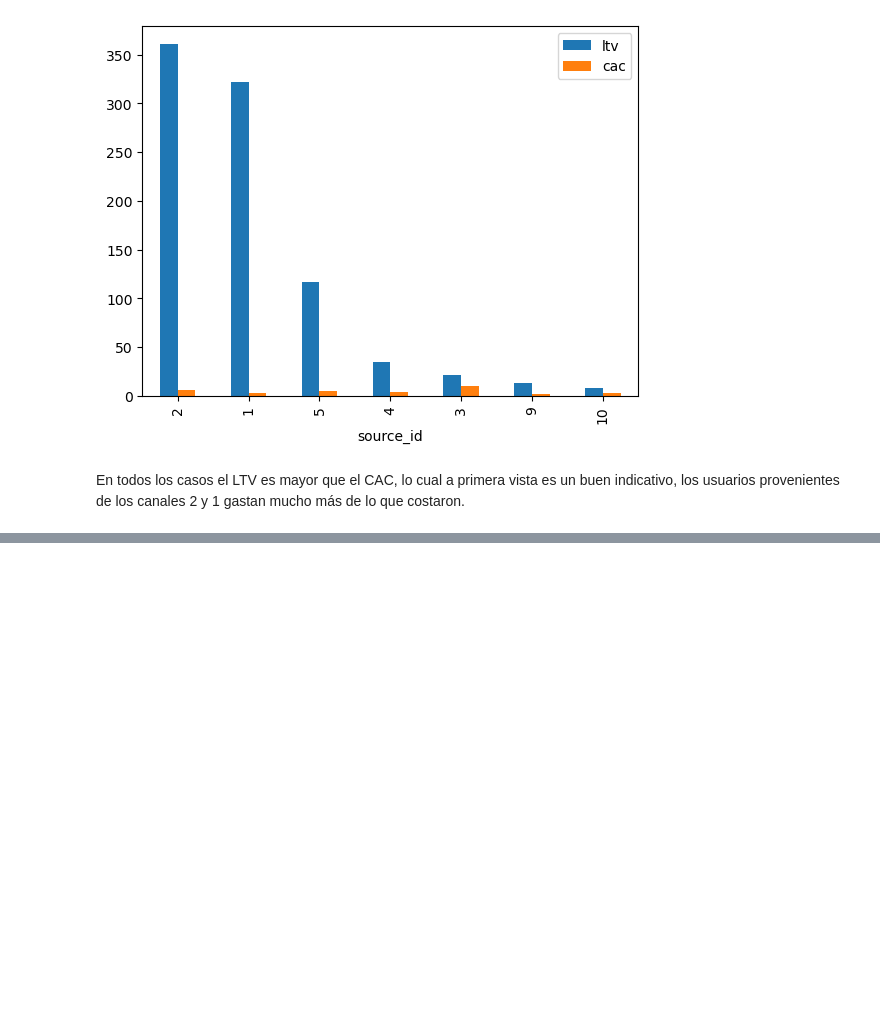
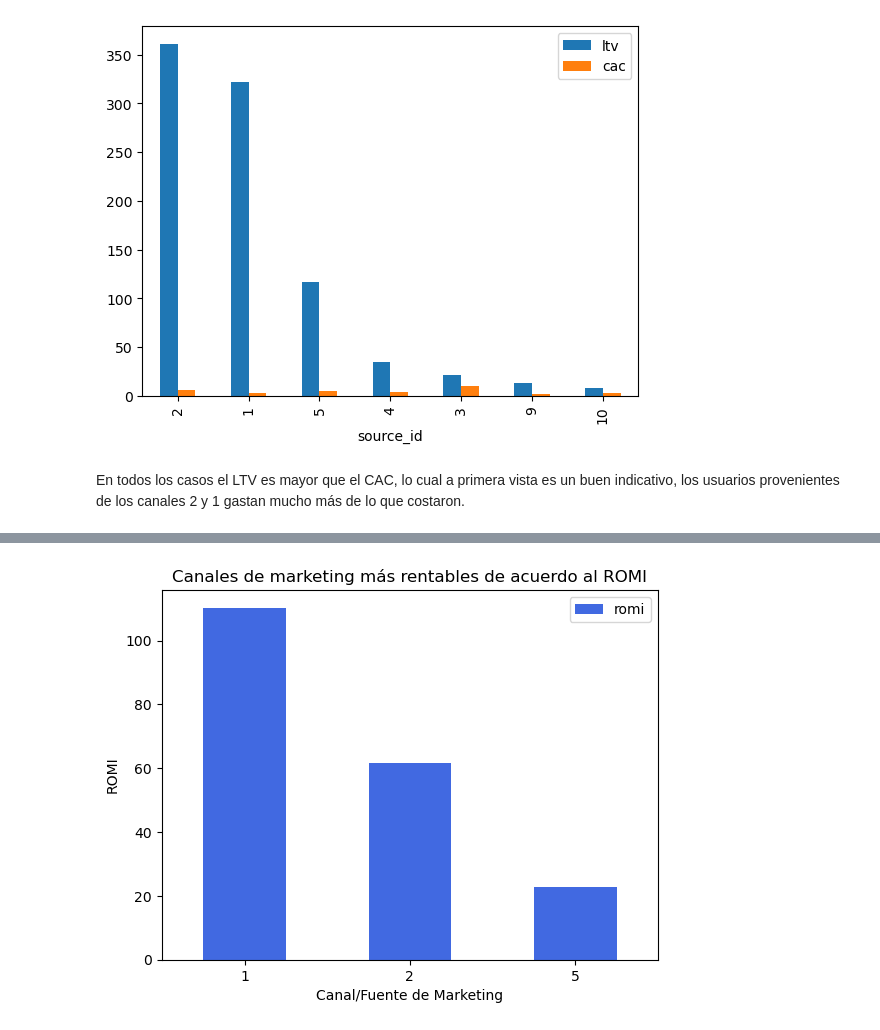
Before and after one commit to Sanlc10/showz_marketing_performance_analysis, a Jupyter notebook: Notebooks/EDA.ipynb, the cells around one changed output, grey strips where cells are left out. Cells and saved outputs as stored; diff of their text form; code cells hidden in the pictures; blank space fills up the shorter version.

Commit message:
Terminé el análisis, calculé el ROMI y las variaciones en las métricas con respecto al dispositivo utilizado y el paso del tiempo. Continuaré con las conclusiones e insights.

```diff
--- a/Notebooks/EDA.ipynb
+++ b/Notebooks/EDA.ipynb
@@ -655,0 +661,3 @@ En todos los casos el LTV es mayor que el CAC, lo cual a primera vista es un bue
+# %%
+ltv_vs_cac['romi'] = ltv_vs_cac['ltv'] / ltv_vs_cac['cac']
+ltv_vs_cac[['source_id', 'romi']].sort_values(by='romi', ascending=False)
@@ -655,0 +673,13 @@ En todos los casos el LTV es mayor que el CAC, lo cual a primera vista es un bue
+# %%
+filtered_df = ltv_vs_cac.query('romi > 20').sort_values(by='romi', ascending=False).reset_index(drop=True)
+filtered_df.plot(kind='bar',
+                 x='source_id',
+                 y='romi',
+                 title='Canales de marketing más rentables de acuerdo al ROMI',
+                 xlabel='Canal/Fuente de Marketing',
+                 ylabel='ROMI',
+                 color='royalblue',
+                 rot=0)
+plt.show()
+# %% [output]
+[figure, added]
```
Also changed, not shown: parts of 20 cells of this notebook.
